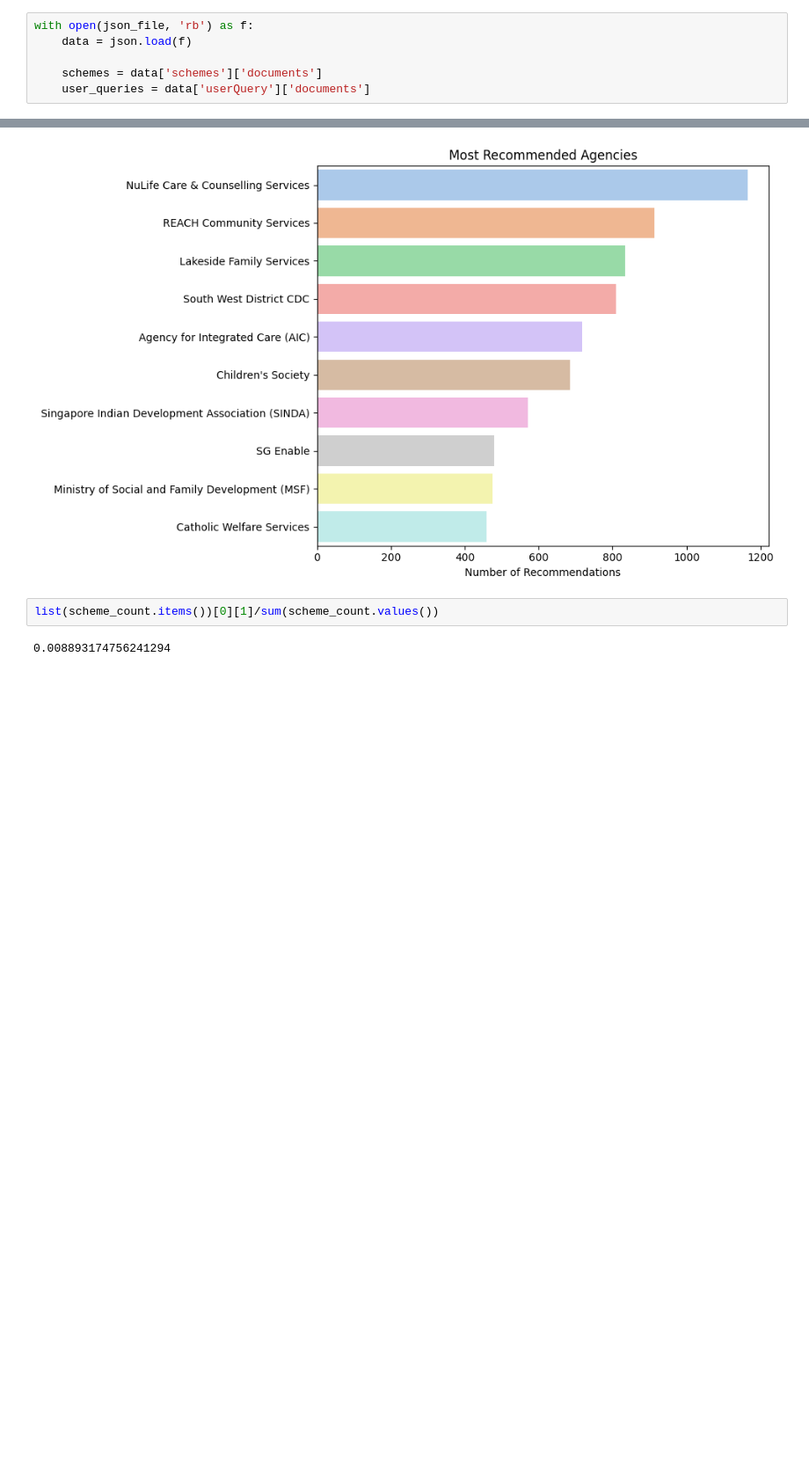
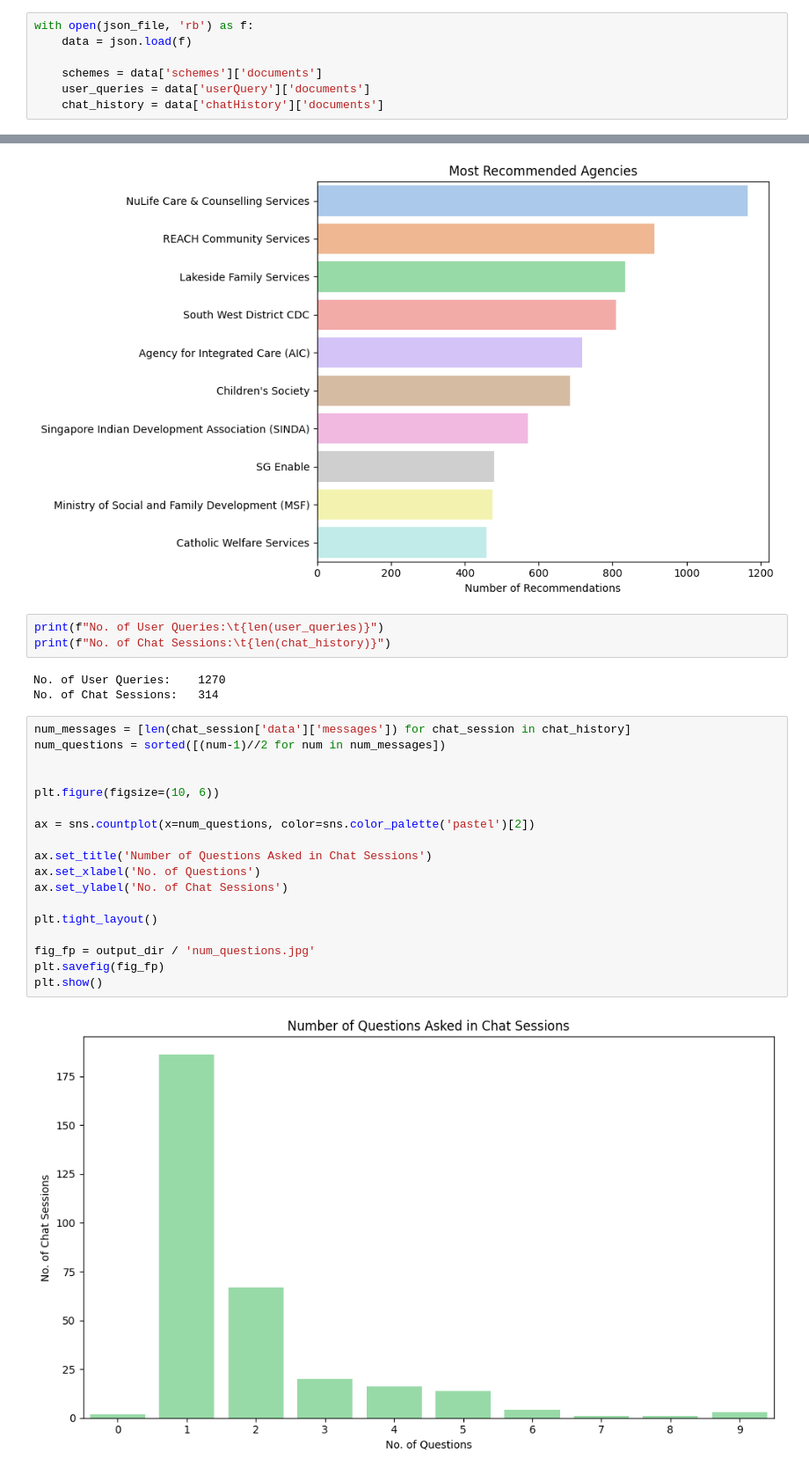
Before and after one commit to CJBuzz/schemessg_data_analysis, a Jupyter notebook: data_analysis.ipynb, the cells around one changed output, grey strips where cells are left out. Shown at 88% size. Saved outputs shown, nothing was run; the diff lists cells and outputs as text; blank space fills up the shorter version.

Commit message:
Added graphs for 7-day rolling window for avg no. of queries per day and also for no. of questions asked in chat sessions

```diff
--- a/data_analysis.ipynb
+++ b/data_analysis.ipynb
@@ -16,3 +16,4 @@ with open(json_file, 'rb') as f:
 
     schemes = data['schemes']['documents']
     user_queries = data['userQuery']['documents']
+    chat_history = data['chatHistory']['documents']
@@ -91,6 +94,28 @@ plt.show()
 # %% [output]
 [figure]
 # %%
-list(scheme_count.items())[0][1]/sum(scheme_count.values())
+print(f"No. of User Queries:\t{len(user_queries)}")
+print(f"No. of Chat Sessions:\t{len(chat_history)}")
 # %% [output]
-0.008893174756241294
+No. of User Queries:    1270
+No. of Chat Sessions:   314
+# %%
+num_messages = [len(chat_session['data']['messages']) for chat_session in chat_history]
+num_questions = sorted([(num-1)//2 for num in num_messages])
+
+
+plt.figure(figsize=(10, 6))
+
+ax = sns.countplot(x=num_questions, color=sns.color_palette('pastel')[2])
+
+ax.set_title('Number of Questions Asked in Chat Sessions')
+ax.set_xlabel('No. of Questions')
+ax.set_ylabel('No. of Chat Sessions')
+
+plt.tight_layout()
+
+fig_fp = output_dir / 'num_questions.jpg'
+plt.savefig(fig_fp)
+plt.show()
+# %% [output]
+[figure, added]
```
Also changed, not shown: parts of 3 cells of this notebook, 2 other files.
